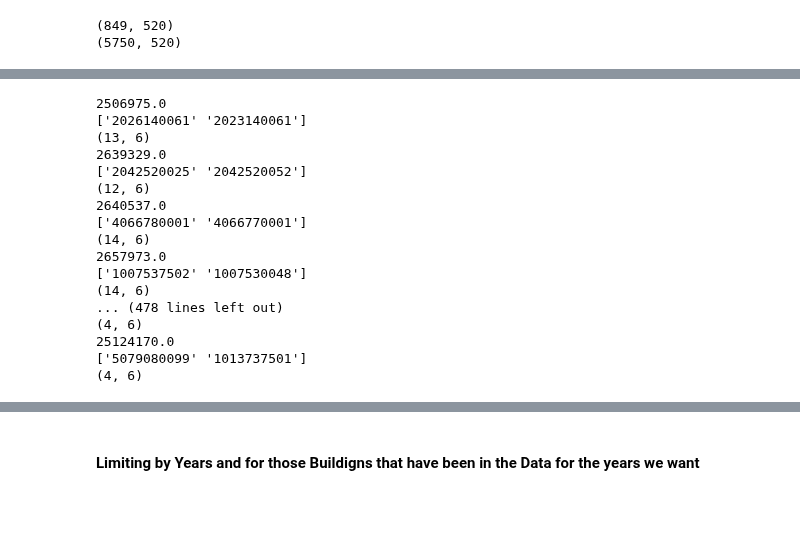
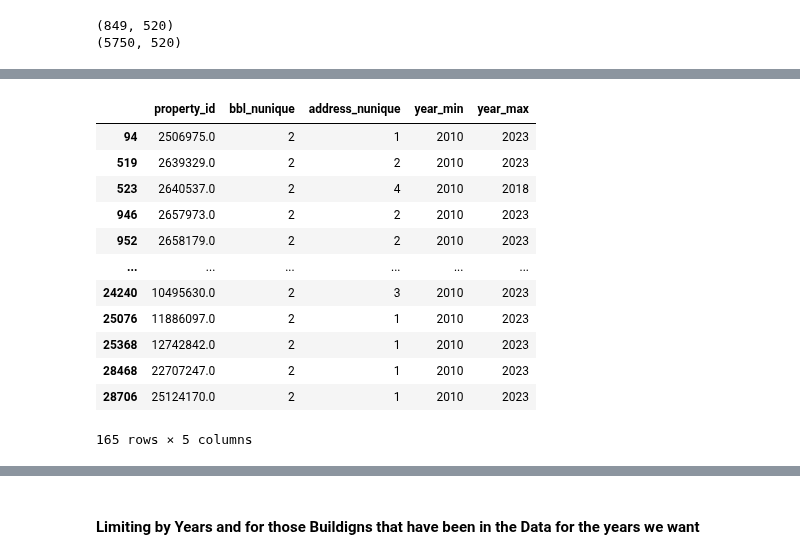
Before and after one commit to jhnboyy/CUNY_SPS_WORK, a Jupyter notebook: FALL2025/DATA698/BuildingWork_Part1.ipynb, the cells around one changed output, grey strips where cells are left out. Saved outputs shown, nothing was run; the diff lists cells and outputs as text; code cells hidden in the pictures; blank space fills up the shorter version.

```diff
--- a/FALL2025/DATA698/BuildingWork_Part1.ipynb
+++ b/FALL2025/DATA698/BuildingWork_Part1.ipynb
@@ -648,42 +648,3 @@ property_ids.groupby(["year_ending_year"]).agg({"property_id":["nunique","count"
 | 2021 | 13054 | 13164 | 13164 |
 | 2022 | 13401 | 13444 | 13444 |
 | 2023 | 14574 | 14803 | 14803 |
-# %%
-### Resolving Mulitple BBLS per property Id
-test = property_ids[["property_id", "bbl", "address_1", "city","latitude", "longitude", "postcode", "year_ending_year"]].drop_duplicates()
-test2 = (test.groupby("property_id").agg(bbl_nunique=("bbl", "nunique"),address_nunique=("address_1", "nunique"),
-                                         year_min=("year_ending_year", "min"),year_max=("year_ending_year", "max"),).reset_index())
-to_fix = test2[test2["bbl_nunique"] > 1]
-to_fix = to_fix[((to_fix["year_min"]==2010)
-        &(to_fix["year_max"]>=2017))]
-
-for i, r in to_fix.iterrows():
-    print(r["property_id"])
-    temp_df = property_ids[["property_id","bbl","year_ending","address_1","city","postcode"]][property_ids["property_id"]==r['property_id']]
-    print(temp_df['bbl'].unique())
-    #Most frequent (mode) BBL for this property_id
-    mode_bbl = temp_df['bbl'].mode(dropna=True).iloc[0]
-    if ";" in mode_bbl:
-        continue
-    else:
-        print(temp_df.shape)
-        # Write that BBL back onto ALL rows for this property_id
-        property_ids.loc[property_ids["property_id"] == r['property_id'], "bbl"] = mode_bbl
-# %% [output]
-2506975.0
-['2026140061' '2023140061']
-(13, 6)
-2639329.0
-['2042520025' '2042520052']
-(12, 6)
-2640537.0
-['4066780001' '4066770001']
-(14, 6)
-2657973.0
-['1007537502' '1007530048']
-(14, 6)
-... (478 lines left out)
-(4, 6)
-25124170.0
-['5079080099' '1013737501']
-(4, 6)
@@ -689,0 +659,16 @@ for i, r in to_fix.iterrows():
+# %%
+to_fix
+# %% [output]
+|  | property_id | bbl_nunique | address_nunique | year_min | year_max |
+| 94 | 2506975.0 | 2 | 1 | 2010 | 2023 |
+| 519 | 2639329.0 | 2 | 2 | 2010 | 2023 |
+| 523 | 2640537.0 | 2 | 4 | 2010 | 2018 |
+| 946 | 2657973.0 | 2 | 2 | 2010 | 2023 |
+| 952 | 2658179.0 | 2 | 2 | 2010 | 2023 |
+| ... | ... | ... | ... | ... | ... |
+| 24240 | 10495630.0 | 2 | 3 | 2010 | 2023 |
+| 25076 | 11886097.0 | 2 | 1 | 2010 | 2023 |
+| 25368 | 12742842.0 | 2 | 1 | 2010 | 2023 |
+| 28468 | 22707247.0 | 2 | 1 | 2010 | 2023 |
+| 28706 | 25124170.0 | 2 | 1 | 2010 | 2023 |
+165 rows × 5 columns
```
Also changed, not shown: parts of 76 cells of this notebook, 1 other file.
